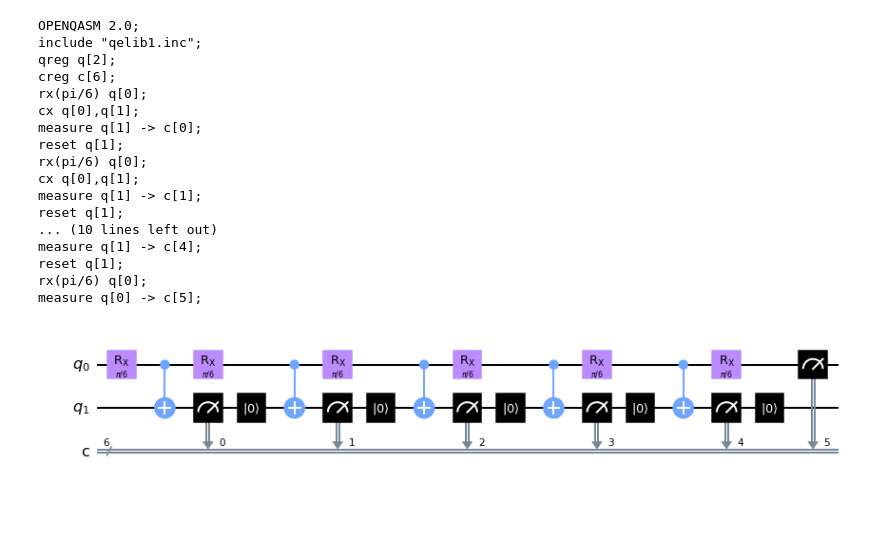
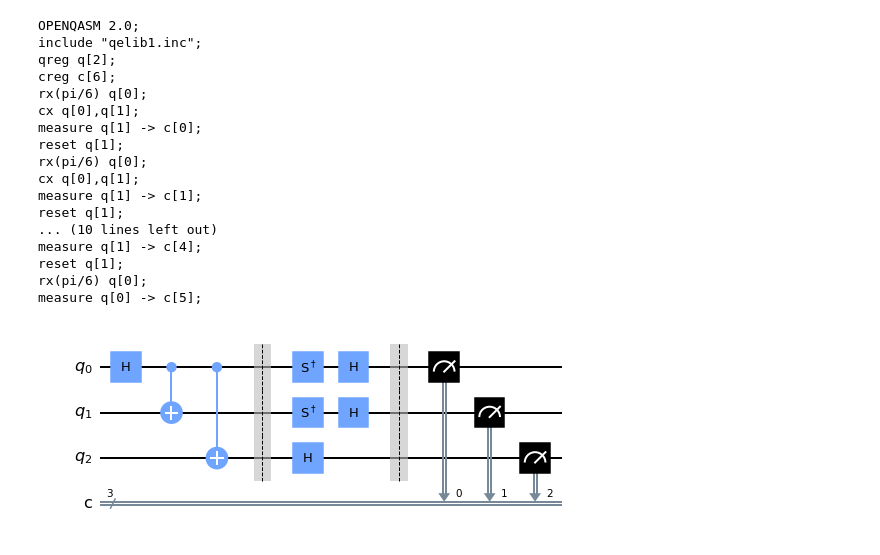
Before and after one commit to FreddyTF/QuantumBiscuit, a Jupyter notebook: testground.ipynb, the cells around one changed output. Saved outputs shown, nothing was run; the diff lists cells and outputs as text; code cells hidden in the pictures; blank space fills up the shorter version.

```diff
--- a/testground.ipynb
+++ b/testground.ipynb
@@ -61,33 +61,19 @@ measure q[1] -> c[4];
 reset q[1];
 rx(pi/6) q[0];
 measure q[0] -> c[5];
-# %%
-# Coding the Zeno bomb tester
-
-from qiskit.circuit import QuantumRegister, ClassicalRegister
-import numpy as np
-from qiskit.circuit.library import RXGate
-
-cycles = 6 # Choose the number of times we want to pass our photon through the mystery box. The more, the better.
-theta = np.pi/cycles # The correct reflectivity of our beamsplitter is chosen for the quantum Zeno effect to work.
-
-# Create our quantum circuit
-qr = QuantumRegister(2, 'q')
-cr = ClassicalRegister(cycles, 'c')
-zeno_tester = QuantumCircuit(qr, cr)
-
-# Create a chain of our variable beamsplitters and C-NOT bombs
-for cycle in range(cycles-1):
-    zeno_tester.append(RXGate(theta), [qr[0]])
-    zeno_tester.cx(0, 1)
-    zeno_tester.measure(qr[1],cr[cycle])
-    zeno_tester.reset(qr[1])
-
-# Add a final beamsplitter
-zeno_tester.append(RXGate(theta), [qr[0]])
-
-#Measure our photon to predict whether there is a bomb, and measure our bomb qubit to see if it exploded.
-zeno_tester.measure(qr[0],cr[cycles-1])
-zeno_tester.draw(output='mpl')
-# %% [output]
-[figure, removed]
+# %%
+# basic circuit
+n = 3
+name = "GHZ yyx default" # ghz in measurement base Y,Y,X
+ghz = QuantumCircuit(n,n, name=name) # create circuit
+ghz.h(0) # h gate
+ghz.cx(0,1) # cnot gate
+ghz.cx(0,2) # cnot gate
+ghz.barrier()
+ghz.sdg([0,1]) # s dagger gate
+ghz.h(range(n)) # h gates
+ghz.barrier()
+ghz.measure(range(n), range(n)) # measurements
+ghz.draw("mpl") # draw cirucit
+# %% [output]
+[figure, added]
```
Also changed, not shown: parts of 1 cell of this notebook.
